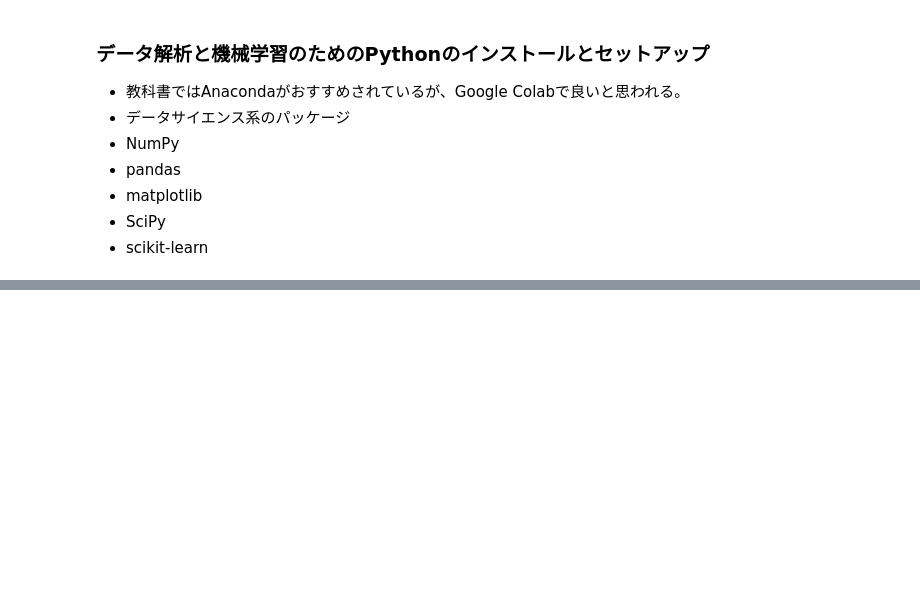
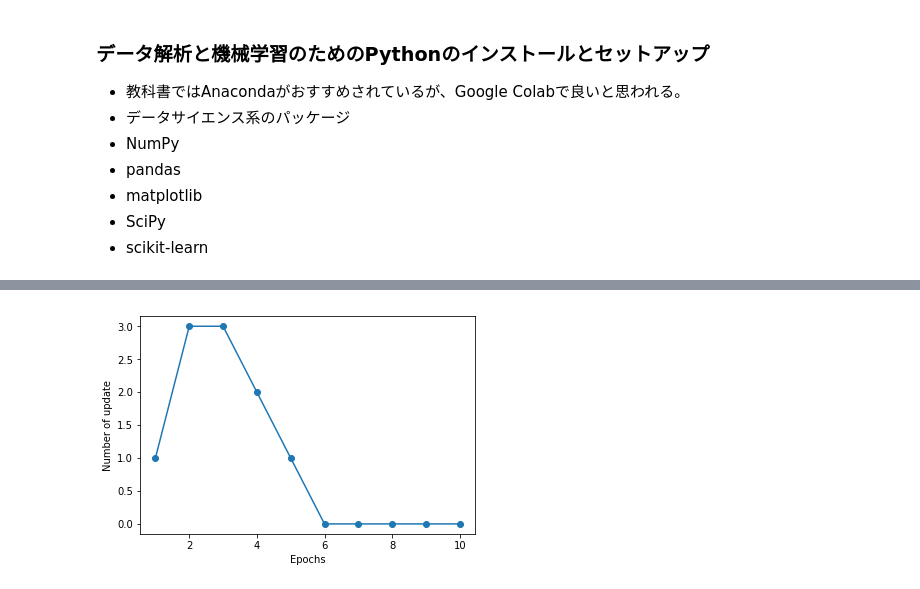
Before and after one commit to KamonohashiPerry/MachineLearning, a Jupyter notebook: PythonMachineLearning2ndEdition/Chapter_1_2.ipynb, the cells around one changed output, grey strips where cells are left out. Saved outputs shown, nothing was run; the diff lists cells and outputs as text; code cells hidden in the pictures; blank space fills up the shorter version.

```diff
--- a/PythonMachineLearning2ndEdition/Chapter_1_2.ipynb
+++ b/PythonMachineLearning2ndEdition/Chapter_1_2.ipynb
@@ -104,0 +239,13 @@ Image(url= "https://xaltius.tech/wp-content/uploads/2019/07/Machine-Learning-Exp
+# %%
+'''
+import numpy as np
+class Perceptron(object): # クラスの定義
+    # クラスからインスタンスを生成した際に、自動的に呼び出されるメソッドのこと
+    def __init__(self,  # selfは関数として再利用する際に必要な指定。以下を見ていけばselfに様々な値を持たせて関数間で利用しているのがわかる。
+                             eta=0.01, # 学習率
+                             n_iter=50, # 反復回数
+                             random_state=1 # 乱数シード
+                          ):
+        self.eta = eta
+        self.n_iter = n_iter
+        self.random_state = random_state''';
@@ -104,0 +306,9 @@ Image(url= "https://xaltius.tech/wp-content/uploads/2019/07/Machine-Learning-Exp
+# %%
+ppn = Perceptron(eta=0.1, n_iter=10) # defaultの値はeta=0.01, n_iter=50
+ppn.fit(X, y)
+plt.plot(range(1, len(ppn.errors_) + 1), ppn.errors_, marker='o');
+plt.xlabel('Epochs');
+plt.ylabel('Number of update');
+plt.show()
+# %% [output]
+[figure, added]
```
Also changed, not shown: parts of 46 cells of this notebook, 1 other file.
